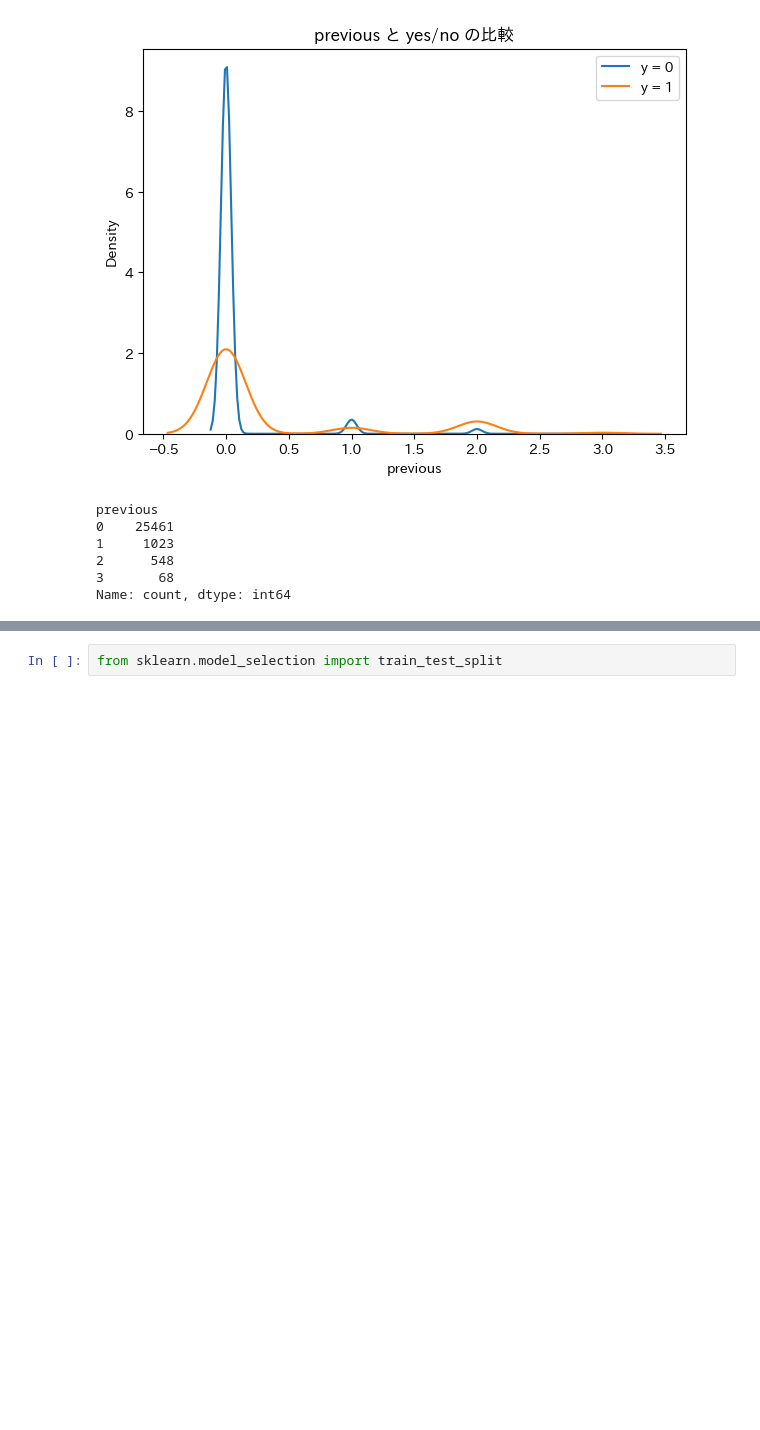
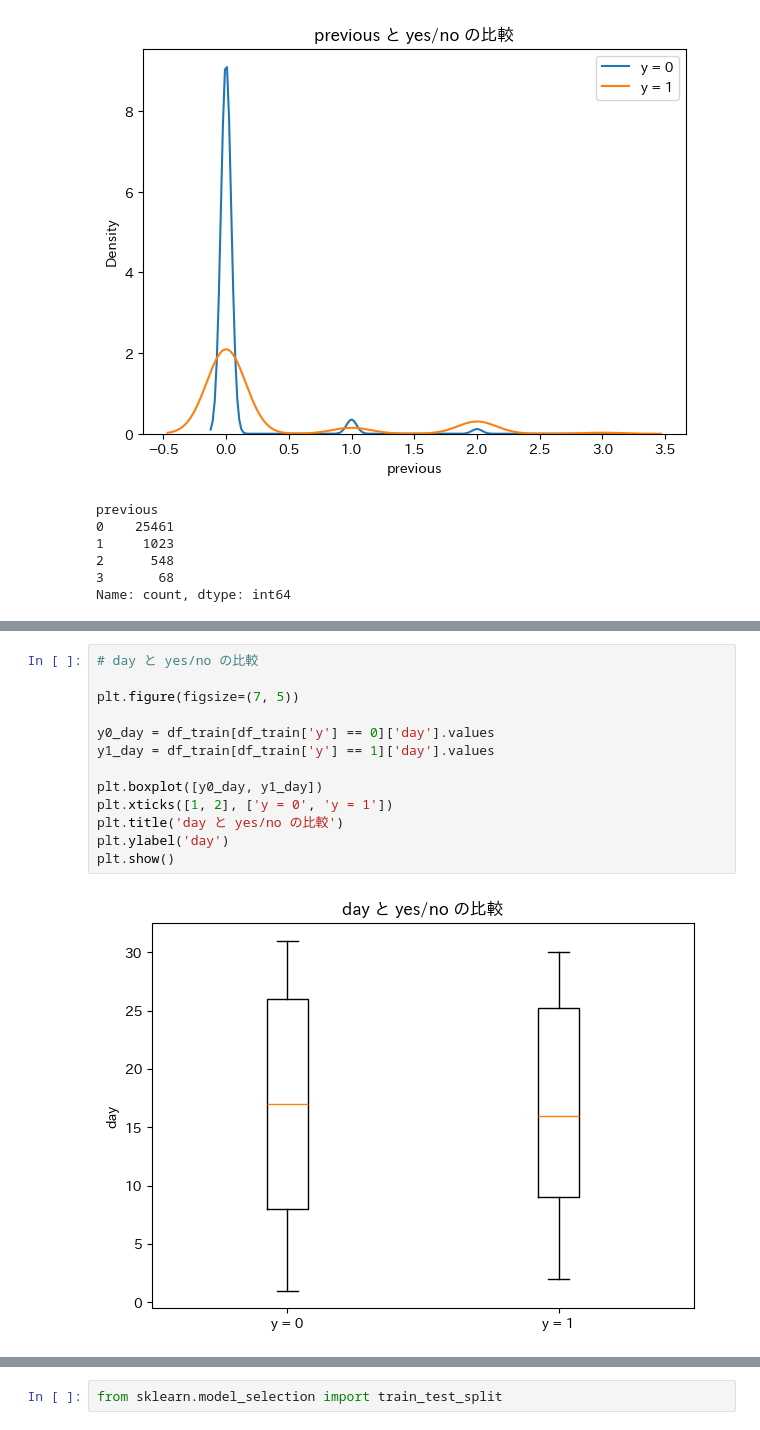
Before and after one commit to Memories-of-Sun-and-Moon/SIGNATE4B_040_Bank_Customer_Tartgeting, a Jupyter notebook: solve.ipynb, the cells around one changed output, grey strips where cells are left out. Saved outputs shown, nothing was run; the diff lists cells and outputs as text; blank space fills up the shorter version.

```diff
--- a/solve.ipynb
+++ b/solve.ipynb
@@ -321,0 +378,15 @@ sns.boxplot(data=[df_train[df_train['y'] == 0]['age'], df_train[df_train['y'] ==
+# %%
+# day と yes/no の比較
+
+plt.figure(figsize=(7, 5))
+
+y0_day = df_train[df_train['y'] == 0]['day'].values
+y1_day = df_train[df_train['y'] == 1]['day'].values
+
+plt.boxplot([y0_day, y1_day])
+plt.xticks([1, 2], ['y = 0', 'y = 1'])
+plt.title('day と yes/no の比較')
+plt.ylabel('day')
+plt.show()
+# %% [output]
+[figure, added]
```
Also changed, not shown: parts of 13 cells of this notebook, 1 other file.
